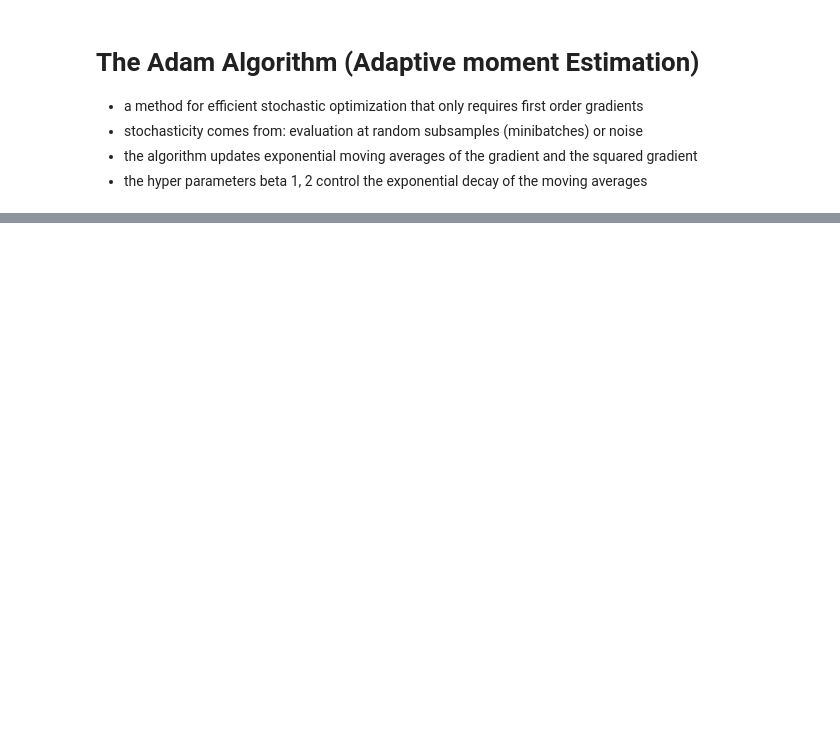
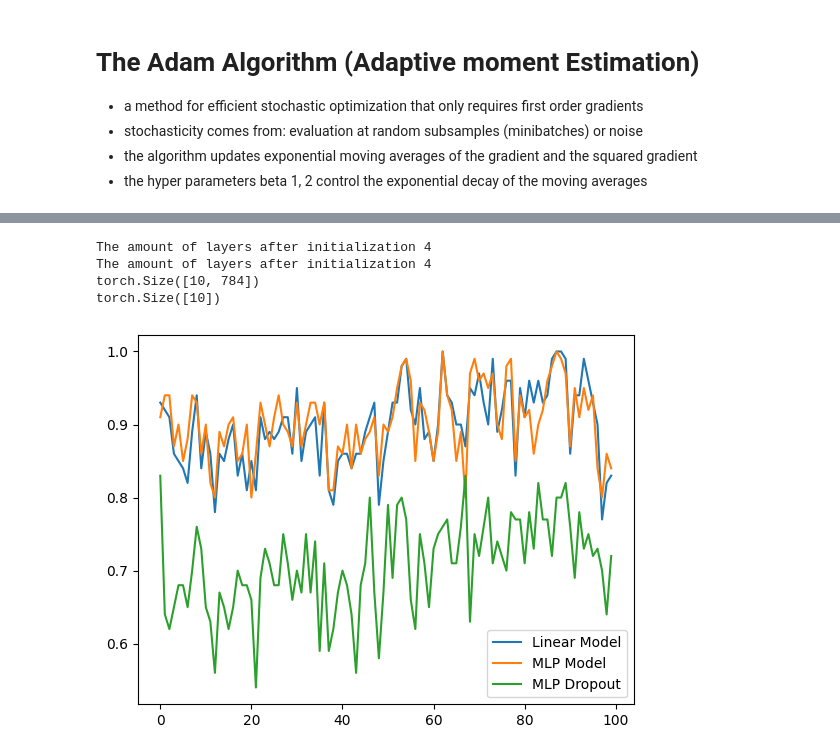
Before and after one commit to joris68/Machine_Intelligence1, a Jupyter notebook: Notebooks/convulationalNeuralNetwork.ipynb, the cells around one changed output, grey strips where cells are left out. Drawn from its saved outputs; the diff is of its cells as text; code cells hidden in the pictures; blank space fills up the shorter version.

```diff
--- a/Notebooks/convulationalNeuralNetwork.ipynb
+++ b/Notebooks/convulationalNeuralNetwork.ipynb
@@ -263,0 +440,52 @@ torch.Size([5])
+# %%
+'''
+Validating the Models
+'''
+PATH_LINEAR_MODEL = "./models/linearModel.pt"
+
+PATH_DROP_OUT_MODEL = "./models/mlpModelDropout.pt"
+
+PATH_MLP_MODEL = "./models/mlpModel.pt"
+
+
+mlp_model_validation = load_model(PATH_MLP_MODEL, MLP(nn.CrossEntropyLoss(), [784, 1500, 1500, 1500, 10], [nn.ReLU(), nn.ReLU(), nn.ReLU(), nn.Softmax()], MEAN_WEIGHT, std_weight=WEIGHT_STD))
+
+mlp_drop_out_model_validation = load_model(PATH_DROP_OUT_MODEL, MLPDropOut(nn.CrossEntropyLoss(), [784, 1500, 1500, 1500, 10], [nn.ReLU(), nn.ReLU(), nn.ReLU(), nn.Softmax()], MEAN_WEIGHT, std_weight=WEIGHT_STD))
+
+linear_model_validation = load_model(PATH_LINEAR_MODEL, LinearModel(INPUT_SIZE, OUTPUT_SIZE))
+
+
+models = [linear_model_validation, mlp_model_validation, mlp_drop_out_model_validation]
+
+def validate_model(model : nn.Module, test_loader : DataLoader ):
+     test_accuracy = []
+     model.eval()
+     with torch.no_grad():
+          for batch, labels in test_loader:
+               flat = model.flatten_batch_input(batch)
+               out = model.forward(flat)
+               accuracy = mlp_model.calculate_accuracy(out, labels)
+               test_accuracy.append(accuracy)
+
+     return test_accuracy
+
+model_accuracies = []
+for model in models:
+     model_accuracies.append(validate_model(model, test_loader=test_loader))
+
+def plot_accuracies(accuracies_lists : list[list[float]], model_names : list[str]) -> None:
+     x_axis = list(range(len(accuracies_lists[0])))
+     for x in range(len(model_names)):
+          plt.plot(x_axis, accuracies_lists[x], label=model_names[x])
+
+     plt.legend()
+     plt.show()
+
+
+plot_accuracies(accuracies_lists=model_accuracies, model_names=["Linear Model" , "MLP Model", "MLP Dropout"])
+# %% [output]
+The amount of layers after initialization 4
+The amount of layers after initialization 4
+torch.Size([10, 784])
+torch.Size([10])
+[figure, added]
```
Also changed, not shown: parts of 8 cells of this notebook, 4 other files.
